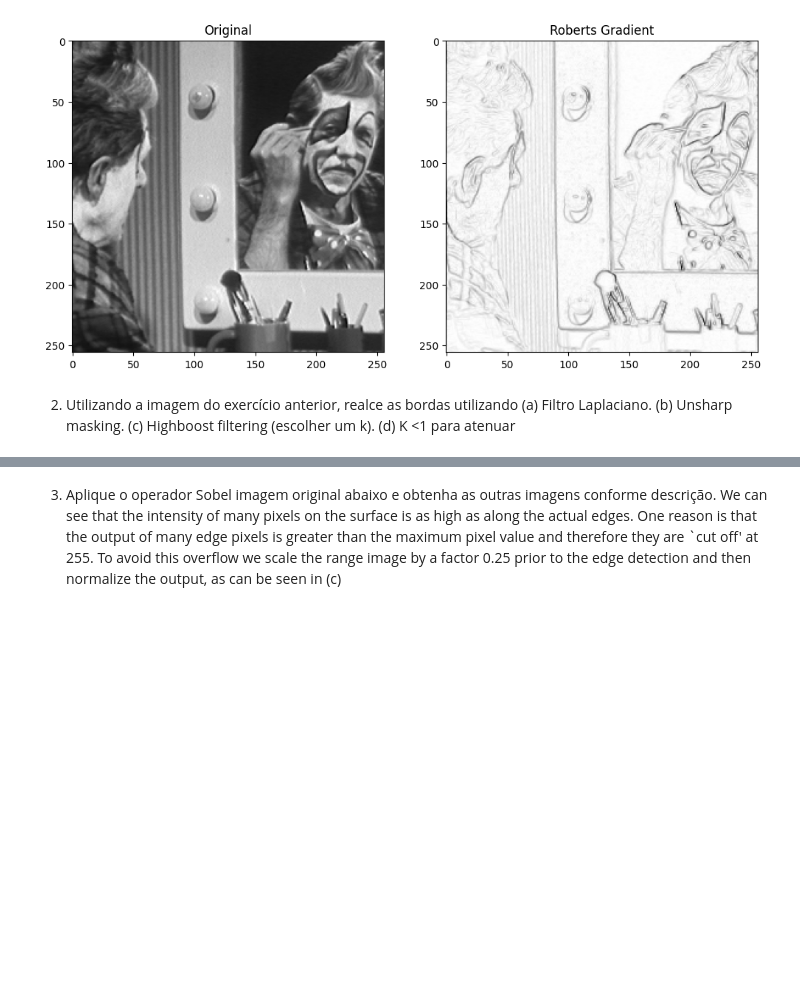
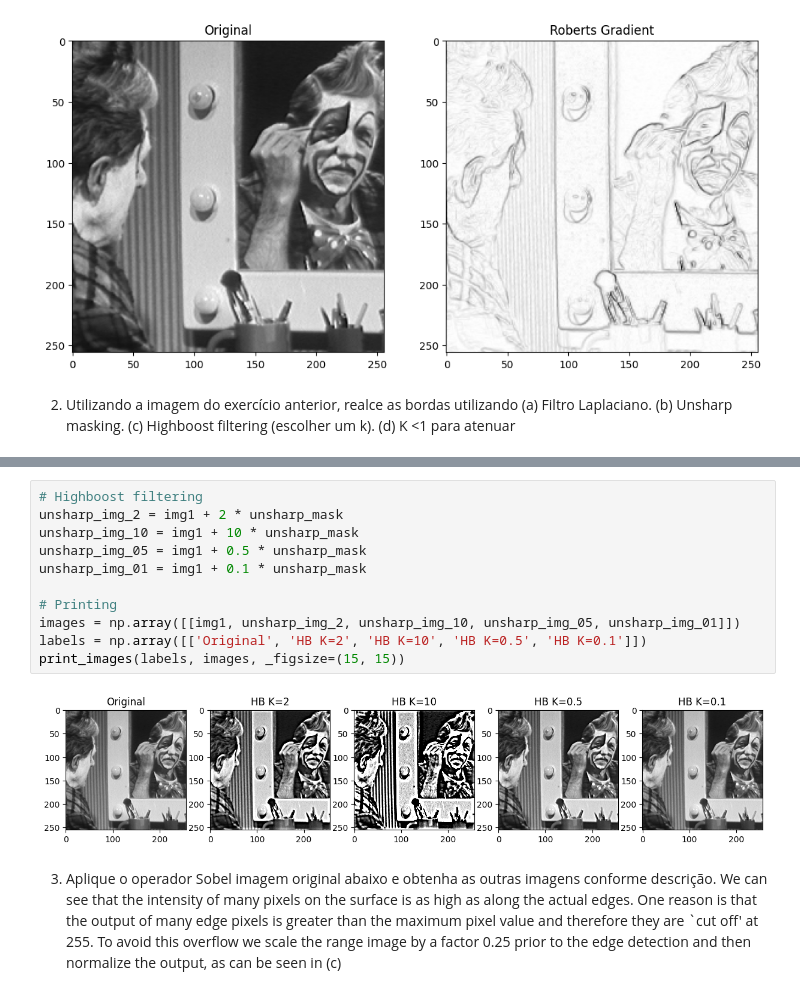
Before and after one commit to gabrielmsantos/pgc111-labs-2023, a Jupyter notebook: Lab05 - High pass filtering/Lab05.ipynb, the cells around one changed output, grey strips where cells are left out. Drawn from its saved outputs; the diff is of its cells as text; blank space fills up the shorter version.

```diff
--- a/Lab05 - High pass filtering/Lab05.ipynb
+++ b/Lab05 - High pass filtering/Lab05.ipynb
@@ -181,3 +131,16 @@ plt.imshow(img1, cmap='gray', vmin=0, vmax=255);
+# %%
+# Highboost filtering
+unsharp_img_2 = img1 + 2 * unsharp_mask
+unsharp_img_10 = img1 + 10 * unsharp_mask
+unsharp_img_05 = img1 + 0.5 * unsharp_mask
+unsharp_img_01 = img1 + 0.1 * unsharp_mask
+
+# Printing
+images = np.array([[img1, unsharp_img_2, unsharp_img_10, unsharp_img_05, unsharp_img_01]])
+labels = np.array([['Original', 'HB K=2', 'HB K=10', 'HB K=0.5', 'HB K=0.1']])
+print_images(labels, images, _figsize=(15, 15))
+# %% [output]
+[figure, added]
 # %% [markdown]
 3) Aplique o operador Sobel imagem original abaixo e obtenha as outras imagens conforme descrição. We can see that the intensity of many pixels on the surface is as high as along the actual edges. One reason is that the output of many edge pixels is greater than the maximum pixel value and therefore they are `cut off' at 255. To avoid this overflow we scale the range image by a factor 0.25 prior to the edge detection and then normalize the output, as can be seen in (c)
 # %%
```
Also changed, not shown: parts of 7 cells of this notebook, 2 other files.
